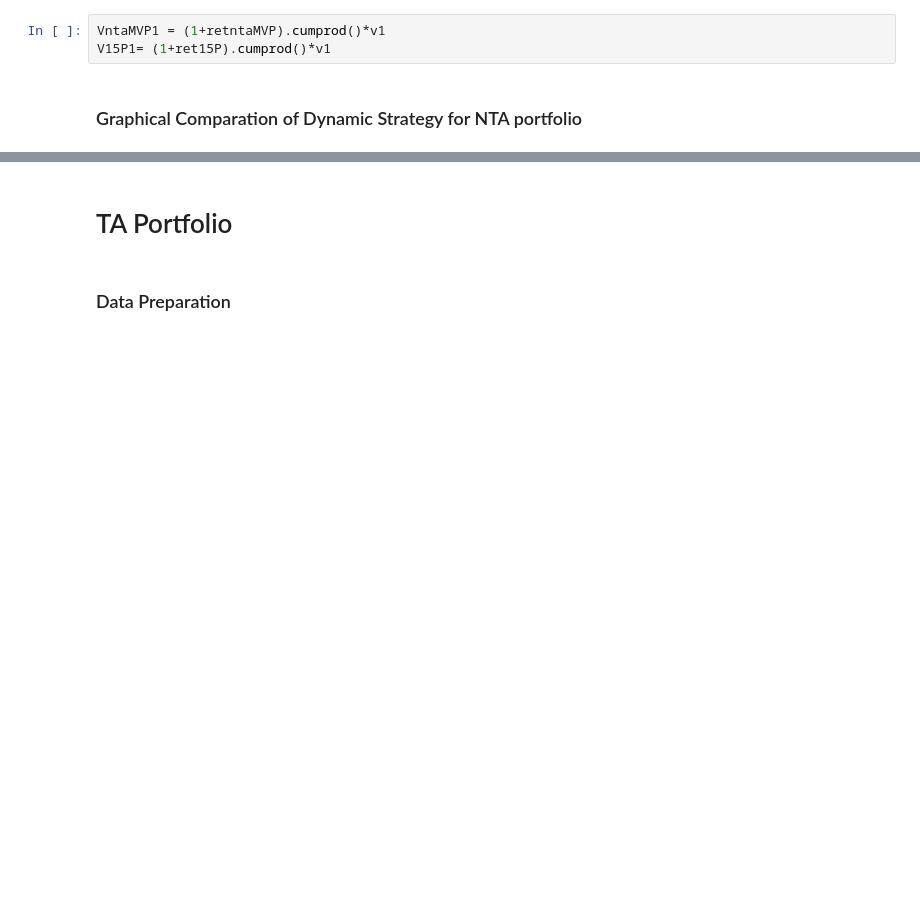
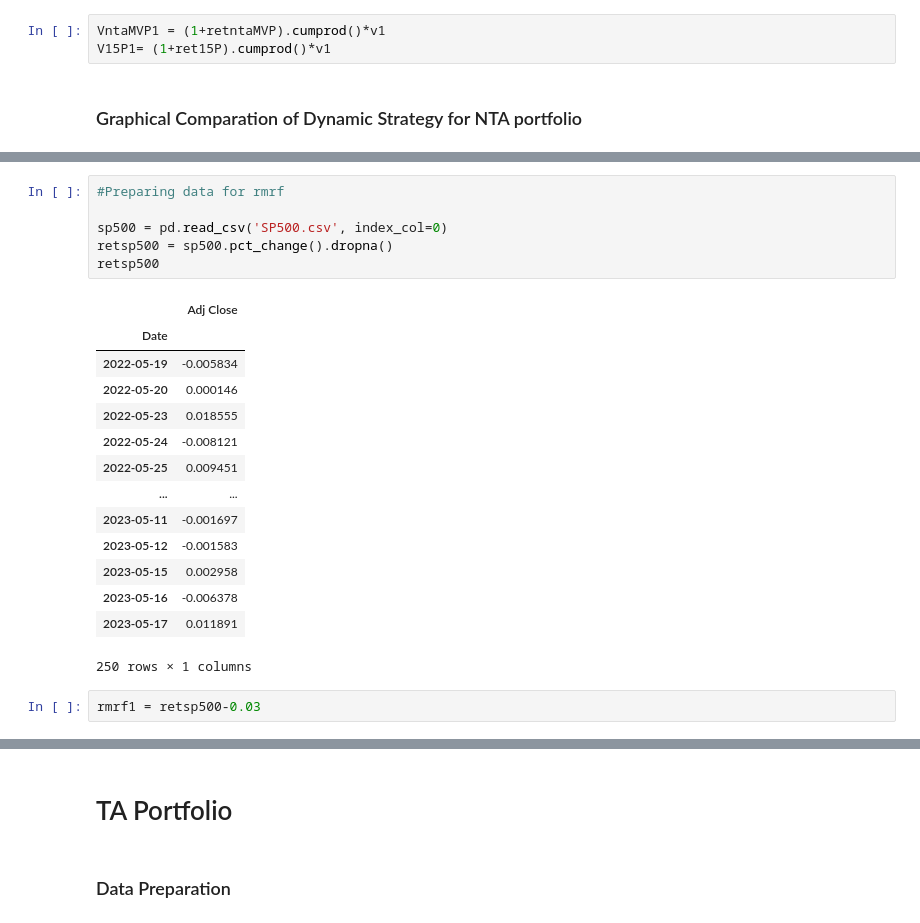
Before and after one commit to raketic-ognjen/Market-Watch-Tech-Analysis, a Jupyter notebook: TechAnalysis.ipynb, the cells around one changed output, grey strips where cells are left out. Drawn from its saved outputs; the diff is of its cells as text; blank space fills up the shorter version.

```diff
--- a/TechAnalysis.ipynb
+++ b/TechAnalysis.ipynb
@@ -554,0 +558,23 @@ V15P1[-1]-VntaMVP1[-1]
+# %%
+#Preparing data for rmrf
+
+sp500 = pd.read_csv('SP500.csv', index_col=0)
+retsp500 = sp500.pct_change().dropna()
+retsp500
+# %% [output]
+|  | Adj Close |
+| Date |  |
+| 2022-05-19 | -0.005834 |
+| 2022-05-20 | 0.000146 |
+| 2022-05-23 | 0.018555 |
+| 2022-05-24 | -0.008121 |
+| 2022-05-25 | 0.009451 |
+| ... | ... |
+| 2023-05-11 | -0.001697 |
+| 2023-05-12 | -0.001583 |
+| 2023-05-15 | 0.002958 |
+| 2023-05-16 | -0.006378 |
+| 2023-05-17 | 0.011891 |
+250 rows × 1 columns
+# %%
+rmrf1 = retsp500-0.03
```
Also changed, not shown: parts of 66 cells of this notebook.
